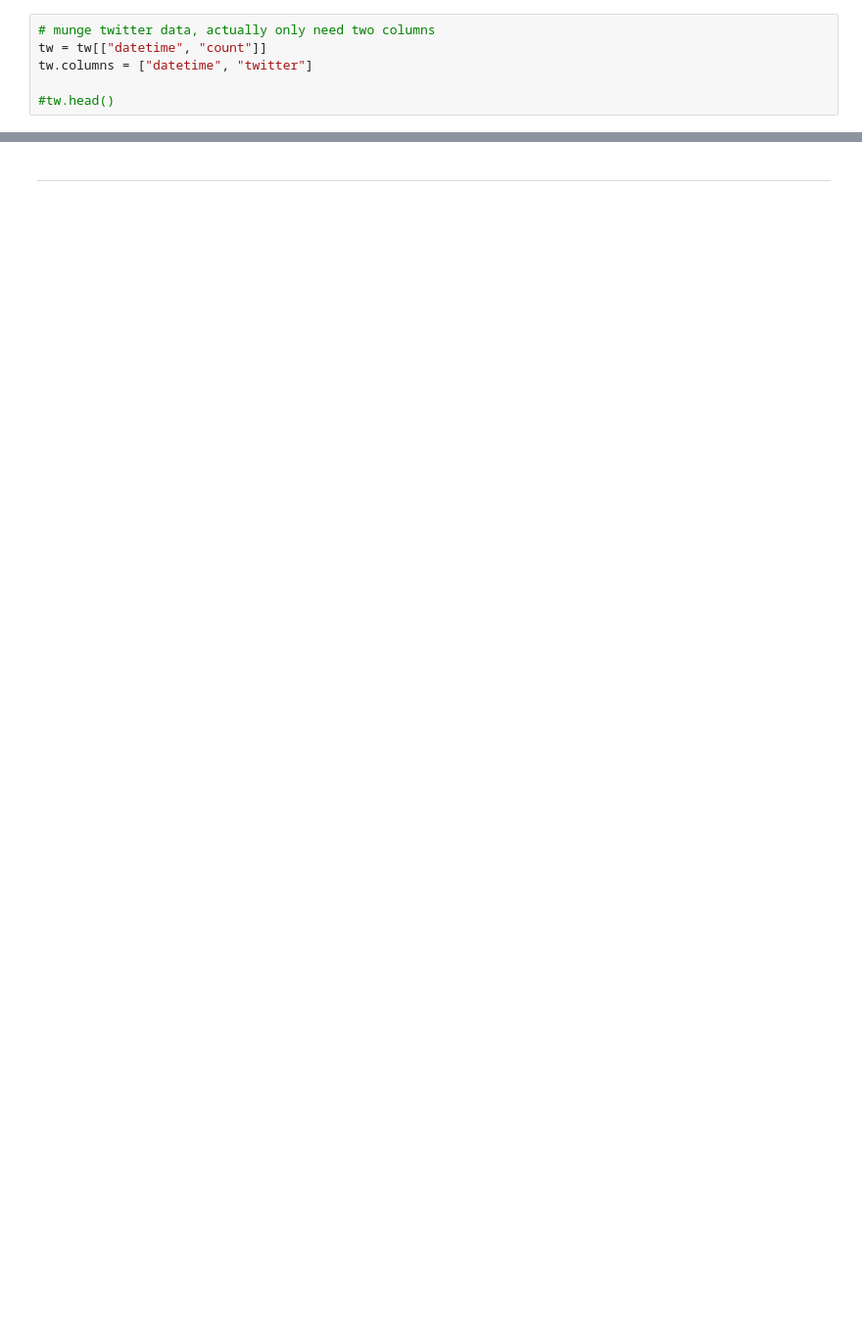
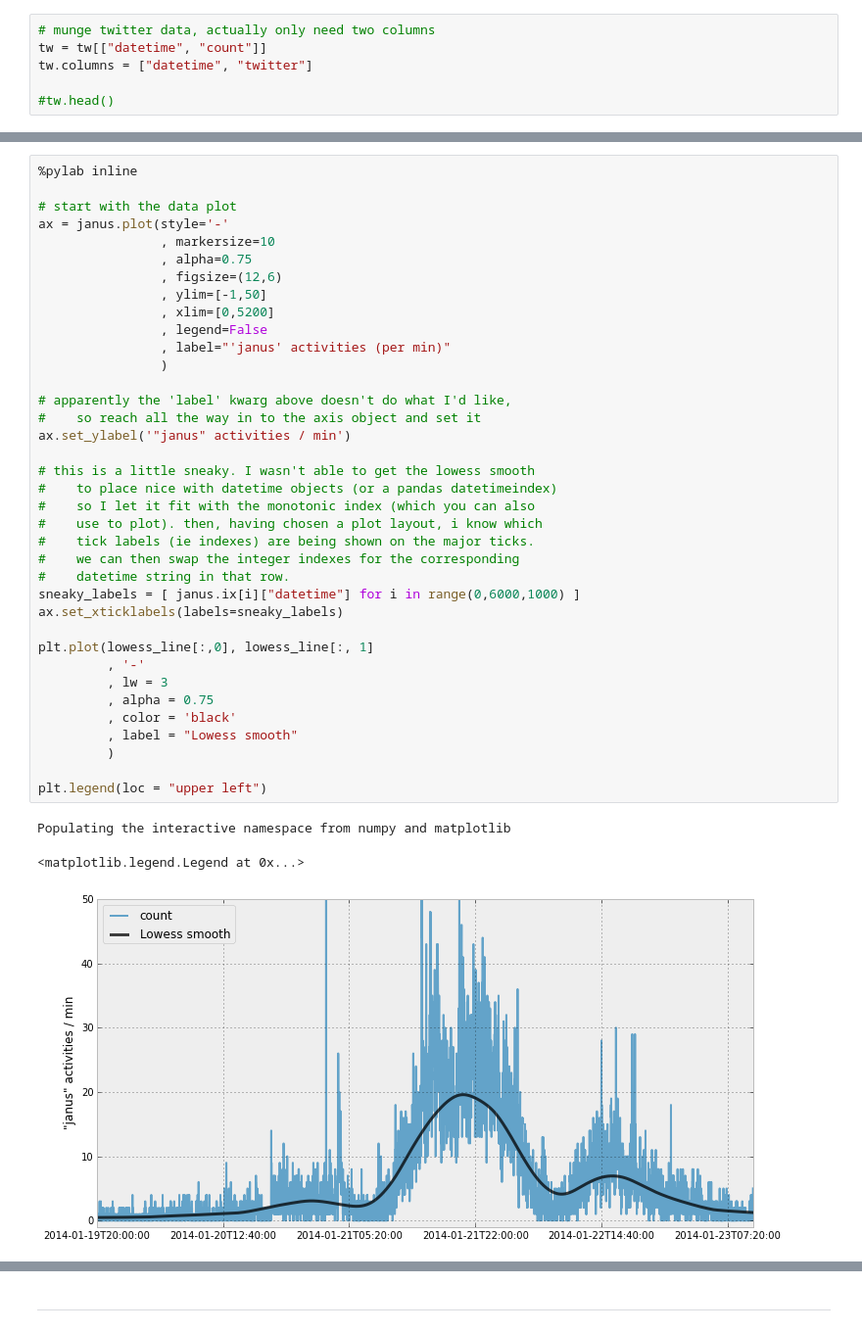
Before and after one commit to jrmontag/AnalyzeBoulder-SocialPulse, a Jupyter notebook: data/AB_social-pulse.ipynb, the cells around one changed output, grey strips where cells are left out. Shown at 98% size. Drawn from its saved outputs; the diff is of its cells as text; blank space fills up the shorter version.

```diff
--- a/data/AB_social-pulse.ipynb
+++ b/data/AB_social-pulse.ipynb
@@ -165,0 +144,41 @@ Populating the interactive namespace from numpy and matplotlib
+# %%
+%pylab inline
+
+# start with the data plot
+ax = janus.plot(style='-'
+                , markersize=10
+                , alpha=0.75
+                , figsize=(12,6)
+                , ylim=[-1,50]
+                , xlim=[0,5200]
+                , legend=False
+                , label="'janus' activities (per min)"
+                )
+
+# apparently the 'label' kwarg above doesn't do what I'd like,
+#    so reach all the way in to the axis object and set it
+ax.set_ylabel('"janus" activities / min')
+
+# this is a little sneaky. I wasn't able to get the lowess smooth
+#    to place nice with datetime objects (or a pandas datetimeindex)
+#    so I let it fit with the monotonic index (which you can also
+#    use to plot). then, having chosen a plot layout, i know which
+#    tick labels (ie indexes) are being shown on the major ticks.
+#    we can then swap the integer indexes for the corresponding
+#    datetime string in that row.
+sneaky_labels = [ janus.ix[i]["datetime"] for i in range(0,6000,1000) ]
+ax.set_xticklabels(labels=sneaky_labels)
+
+plt.plot(lowess_line[:,0], lowess_line[:, 1]
+         , '-'
+         , lw = 3
+         , alpha = 0.75
+         , color = 'black'
+         , label = "Lowess smooth"
+         )
+
+plt.legend(loc = "upper left")
+# %% [output]
+Populating the interactive namespace from numpy and matplotlib
+<matplotlib.legend.Legend at 0x...>
+[figure, added]
```
Also changed, not shown: parts of 19 cells of this notebook, 19 other files.
